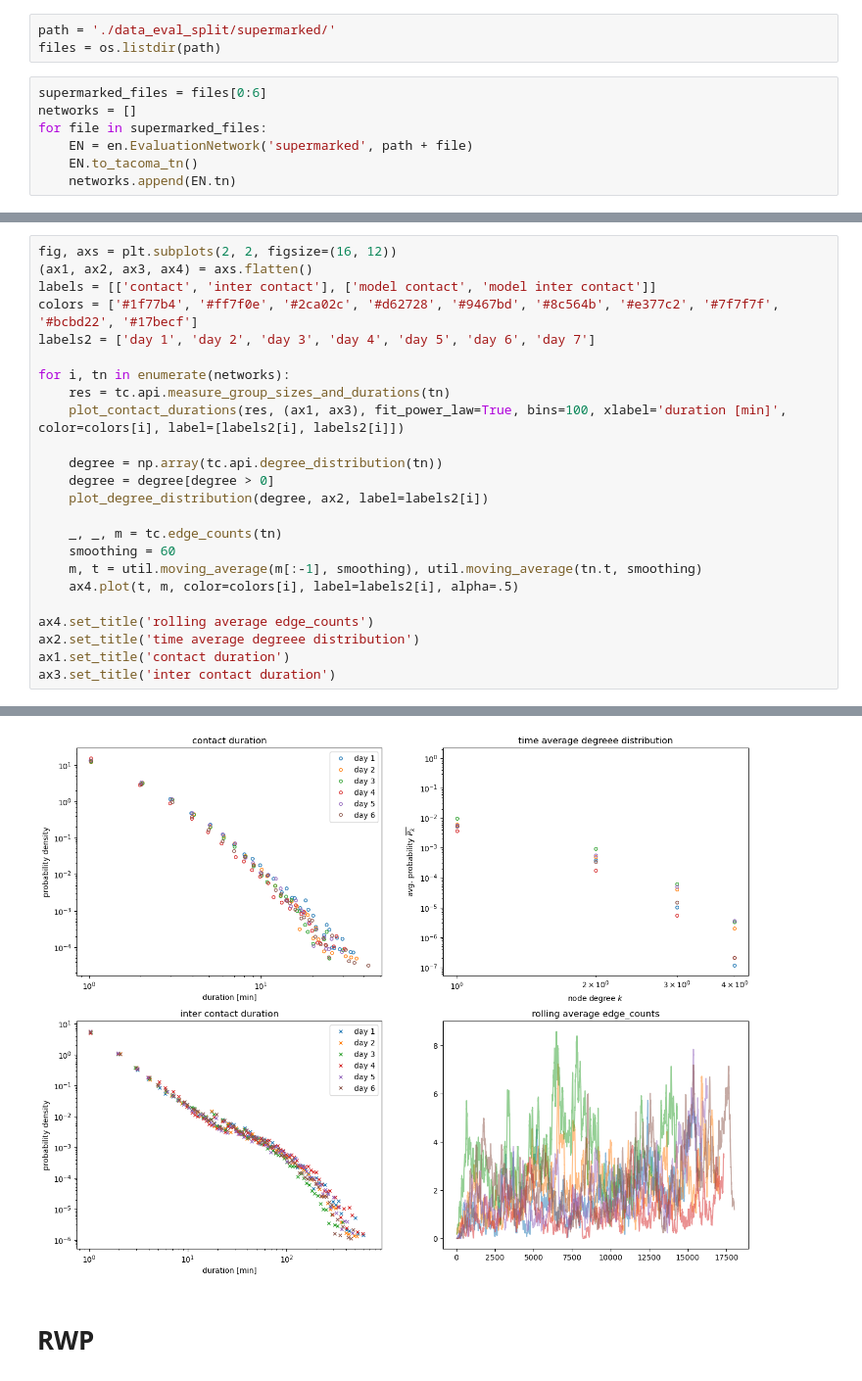
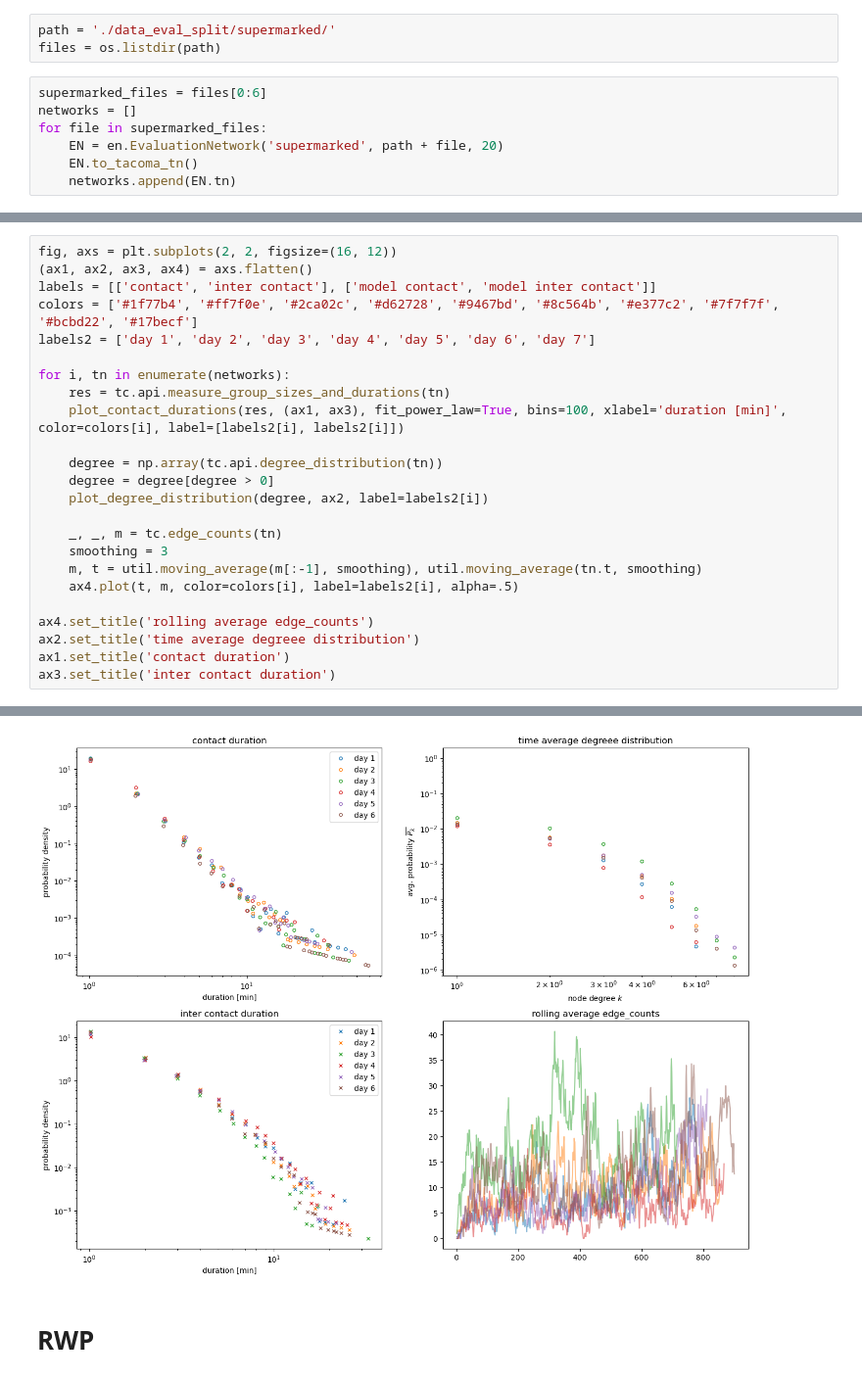
Before and after one commit to JurijSchoenfeld/Traf2Net, a Jupyter notebook: supermarked_eval.ipynb, the cells around one changed output, grey strips where cells are left out. Shown at 98% size. Cells and saved outputs as stored; diff of their text form.

Commit message:
changable time resoultion for empirical networks

```diff
--- a/supermarked_eval.ipynb
+++ b/supermarked_eval.ipynb
@@ -16,7 +16,7 @@ files = os.listdir(path)
 supermarked_files = files[0:6]
 networks = []
 for file in supermarked_files:
-    EN = en.EvaluationNetwork('supermarked', path + file)
+    EN = en.EvaluationNetwork('supermarked', path + file, 20)
     EN.to_tacoma_tn()
     networks.append(EN.tn)
 # %% [output]
@@ -35,29 +40,29 @@ edge changes errors:  0
 # %%
 fig, axs = plt.subplots(2, 2, figsize=(16, 12))
 (ax1, ax2, ax3, ax4) = axs.flatten()
 labels = [['contact', 'inter contact'], ['model contact', 'model inter contact']]
 colors = ['#1f77b4', '#ff7f0e', '#2ca02c', '#d62728', '#9467bd', '#8c564b', '#e377c2', '#7f7f7f', '#bcbd22', '#17becf']
 labels2 = ['day 1', 'day 2', 'day 3', 'day 4', 'day 5', 'day 6', 'day 7']
 
 for i, tn in enumerate(networks):
     res = tc.api.measure_group_sizes_and_durations(tn)
     plot_contact_durations(res, (ax1, ax3), fit_power_law=True, bins=100, xlabel='duration [min]', color=colors[i], label=[labels2[i], labels2[i]])
 
     degree = np.array(tc.api.degree_distribution(tn))
     degree = degree[degree > 0]
     plot_degree_distribution(degree, ax2, label=labels2[i])
 
     _, _, m = tc.edge_counts(tn)
-    smoothing = 60
+    smoothing = 3
     m, t = util.moving_average(m[:-1], smoothing), util.moving_average(tn.t, smoothing)
     ax4.plot(t, m, color=colors[i], label=labels2[i], alpha=.5)
 
 ax4.set_title('rolling average edge_counts')
 ax2.set_title('time average degreee distribution')
 ax1.set_title('contact duration')
 ax3.set_title('inter contact duration')
 # %% [output]
 Text(0.5, 1.0, 'inter contact duration')
-[figure, old version]
+[figure, new version]
 # %% [markdown]
 # RWP
```
Also changed, not shown: parts of 14 cells of this notebook, 3 other files.
